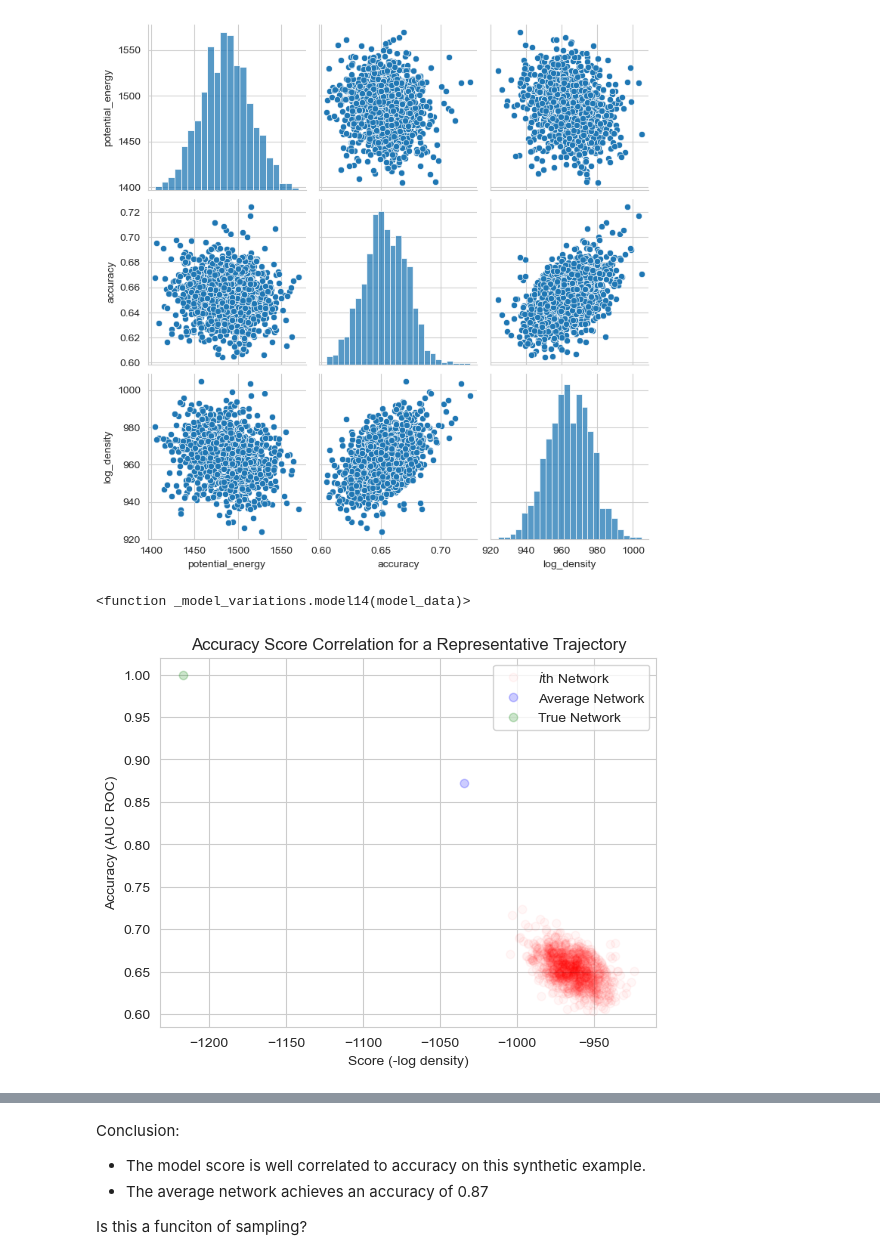
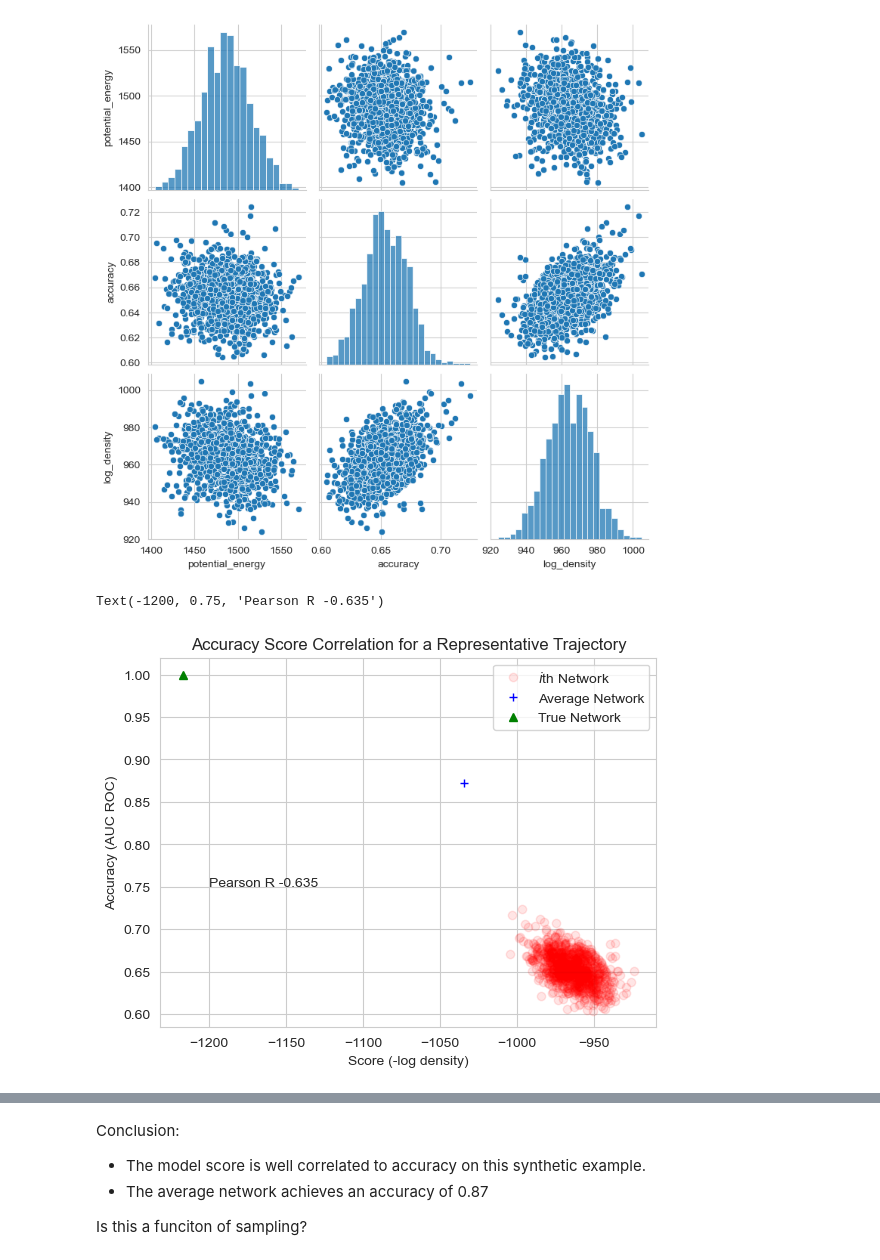
Before and after one commit to vipul2732/inm, a Jupyter notebook: notebooks/SyntheticBenchmark50.ipynb, the cells around one changed output, grey strips where cells are left out. Saved outputs shown, nothing was run; the diff lists cells and outputs as text; code cells hidden in the pictures.

Commit message:
update correlation plot

```diff
--- a/notebooks/SyntheticBenchmark50.ipynb
+++ b/notebooks/SyntheticBenchmark50.ipynb
@@ -216,6 +216,11 @@ Model Name: model14
 [CpuDevice(id=0)]
 model14 in main
 KeyboardInterrupt:
+# %%
+path = Path("SyntheticBenchmark50") / f"0_model14_0.pkl"
+_0_model14_0 = _model_variations.load(str(path))
+analysis_dict = analyze_mcmc_output.model14_traj2analysis(str(path),
+        model_data=model_data, model=model, reference=np.array(reference_flat))
 # %%
 ## 3.1 Sampling Analysis
 def _3_1():
@@ -286,36 +291,41 @@ plt.show()
 # %%
 scores = -np.array(analysis_dict['log_density'])
 accuracy = np.array(analysis_dict['accuracy'])
-plt.plot(scores, accuracy, 'ro', alpha=0.03,
+plt.plot(scores, accuracy, 'ro', alpha=0.1,
         label="$i$th Network")
 plt.xlabel("Score (-log density)")
 plt.ylabel("Accuracy (AUC ROC)")
 plt.title("Accuracy Score Correlation for a Representative Trajectory")
 
 average_network = np.mean(_0_model14_0['samples']['pT'], axis=0)
 average_network_accuracy = sklearn.metrics.roc_auc_score(reference_flat, average_network)
 
 model14_log_density_func = partial(numpyro.infer.util.log_density,
             model=model, model_args=(model_data,), model_kwargs={},)
 
 average_network_log_density, _ = model14_log_density_func(params={"pT": average_network})
 
-plt.plot(-average_network_log_density, average_network_accuracy, 'bo',
-        alpha=0.2, label="Average Network")
+plt.plot(-average_network_log_density, average_network_accuracy, 'b+',
+        label="Average Network")
 
 true_network_accuracy = sklearn.metrics.roc_auc_score(reference_flat,
                                                      reference_flat)
 true_network_log_density, _ = model14_log_density_func(params={"pT":
                 reference_flat})
 plt.plot(-true_network_log_density, true_network_accuracy,
-        'go', alpha=0.2, label="True Network")
+        'g^', label="True Network")
 plt.legend()
 
 # Score of the true network
 _model_variations.model14
 
+all_scores = -np.array(list(analysis_dict['log_density']) + [average_network_log_density] + [true_network_log_density])
+all_accuracy = np.array(list(analysis_dict['accuracy']) + [average_network_accuracy] + [true_network_accuracy])
+
+lin_reg = sp.stats.pearsonr(all_scores, all_accuracy)
+plt.text(-1200, 0.75, f"Pearson R {round(lin_reg.statistic, 3)}")
 
 #sns.pairplot(pd.DataFrame(analysis_dict))
 # %% [output]
-<function _model_variations.model14(model_data)>
+Text(-1200, 0.75, 'Pearson R -0.635')
-[figure, old version]
+[figure, new version]
```
Also changed, not shown: parts of 7 cells of this notebook.
